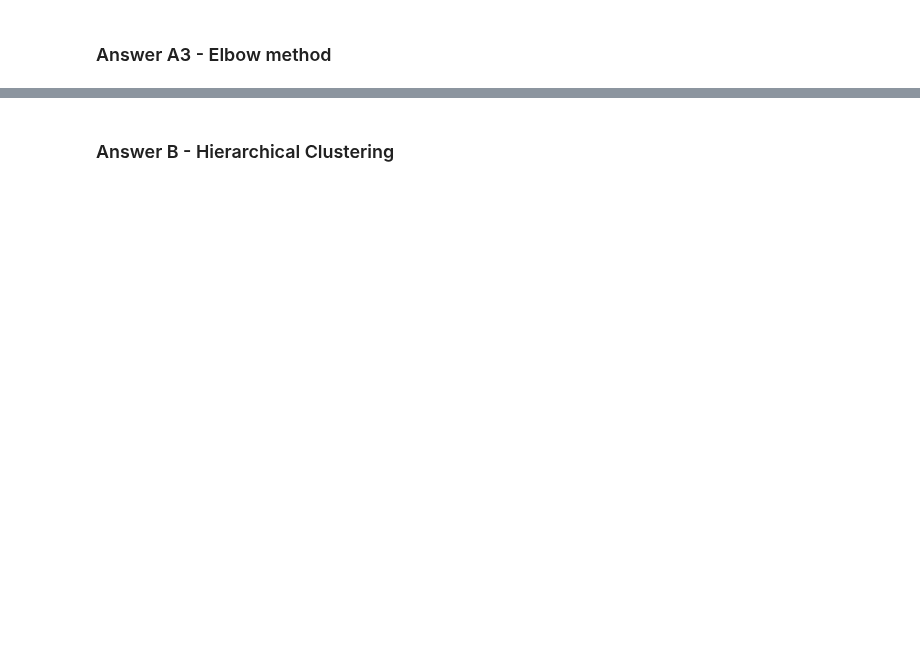
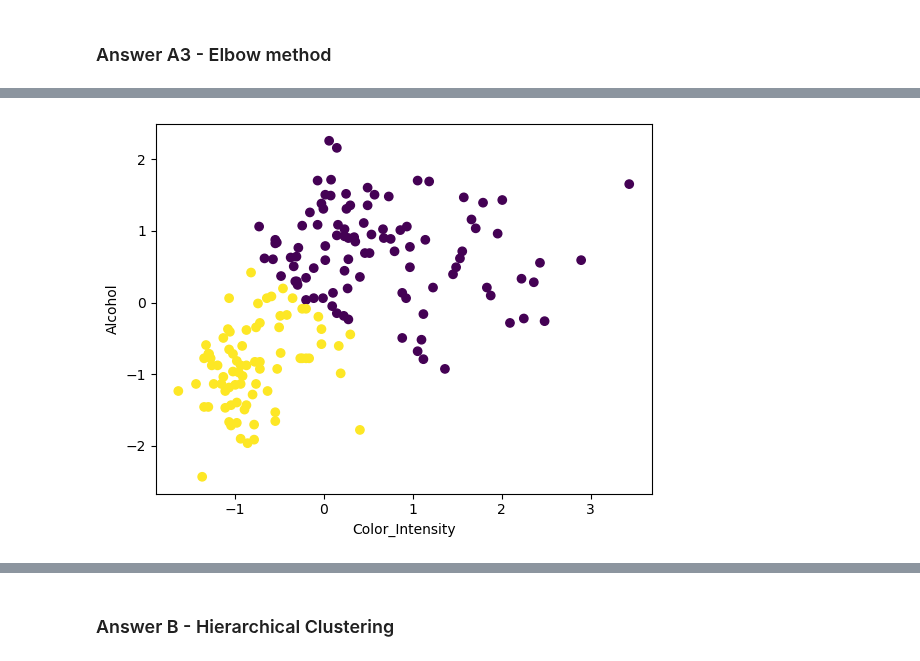
Before and after one commit to YvesMatanga/freemium_datascience, a Jupyter notebook: machine-learning-tutorials/Unsupervised Learning/Practice/2-Clustering-Analysis-Case-Study[Class].ipynb, the cells around one changed output, grey strips where cells are left out. Cells and saved outputs as stored; diff of their text form; code cells hidden in the pictures; blank space fills up the shorter version.

```diff
--- a/machine-learning-tutorials/Unsupervised Learning/Practice/2-Clustering-Analysis-Case-Study[Class].ipynb
+++ b/machine-learning-tutorials/Unsupervised Learning/Practice/2-Clustering-Analysis-Case-Study[Class].ipynb
@@ -38,0 +96,13 @@ wine_df.head()
+# %%
+k_elbow = 2
+km = KMeans(k_elbow)
+km.fit(X_sc_df)
+cluster_ids = km.fit_predict(X_sc_df)
+
+plt.figure()
+plt.scatter(X_sc_df['Color_Intensity'],X_sc_df['Alcohol'],c=cluster_ids)
+plt.xlabel('Color_Intensity')
+plt.ylabel('Alcohol')
+plt.show()
+# %% [output]
+[figure, added]
```
Also changed, not shown: parts of 23 cells of this notebook.
